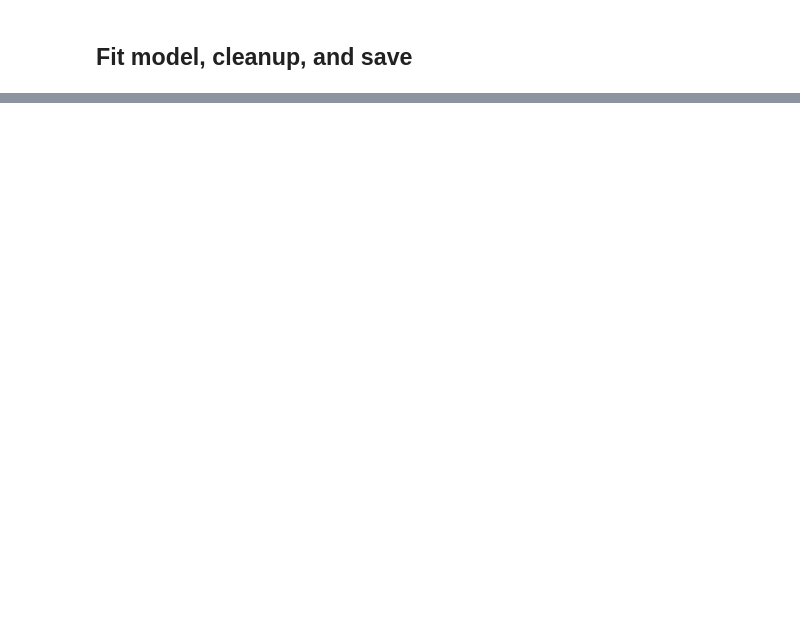
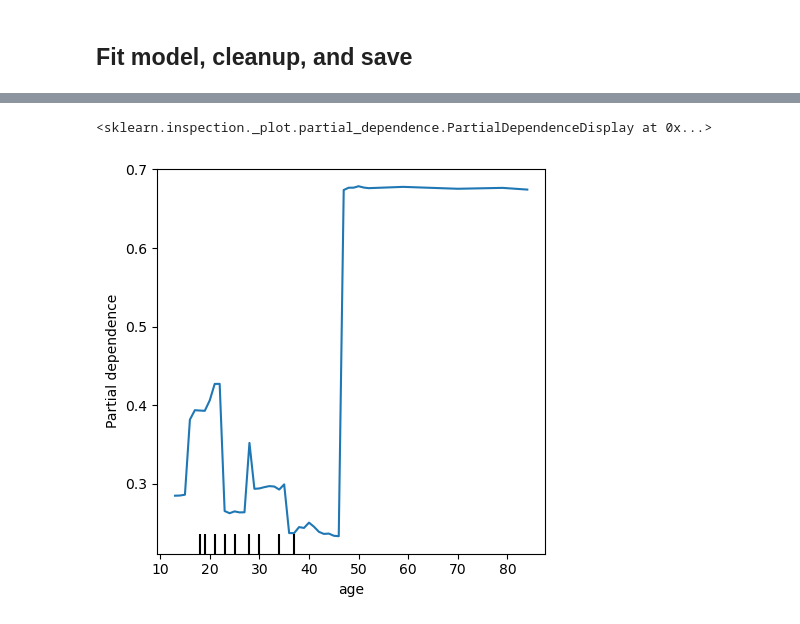
Before and after one commit to jmniehaus/cervical_cancer, a Jupyter notebook: cervical.ipynb, the cells around one changed output, grey strips where cells are left out. Drawn from its saved outputs; the diff is of its cells as text; code cells hidden in the pictures; blank space fills up the shorter version.

```diff
--- a/cervical.ipynb
+++ b/cervical.ipynb
@@ -406,3 +613,6 @@ save_obj(nested_scores, "/home/john/gdrive/github/cervical_cancer/rcv.pkl")
 #     #print(model.best_estimator_)
       #print(model.best_params_)
 #     print(model.best_score_)
+# %%
+with open("/home/john/gdrive/github/cervical_cancer/rcv.pkl", "rb") as f:
+    res = pickle.load(f)
@@ -408,0 +722,6 @@ save_obj(nested_scores, "/home/john/gdrive/github/cervical_cancer/rcv.pkl")
+# %%
+is_cat = x.apply(func = lambda x: x.nunique() == 2)
+PartialDependenceDisplay.from_estimator(final, x, features = ['age'], n_jobs = -1, grid_resolution=1000, percentiles = [0, 1], categorical_features=is_cat)
+# %% [output]
+<sklearn.inspection._plot.partial_dependence.PartialDependenceDisplay at 0x...>
+[figure, added]
```
Also changed, not shown: parts of 43 cells of this notebook.
